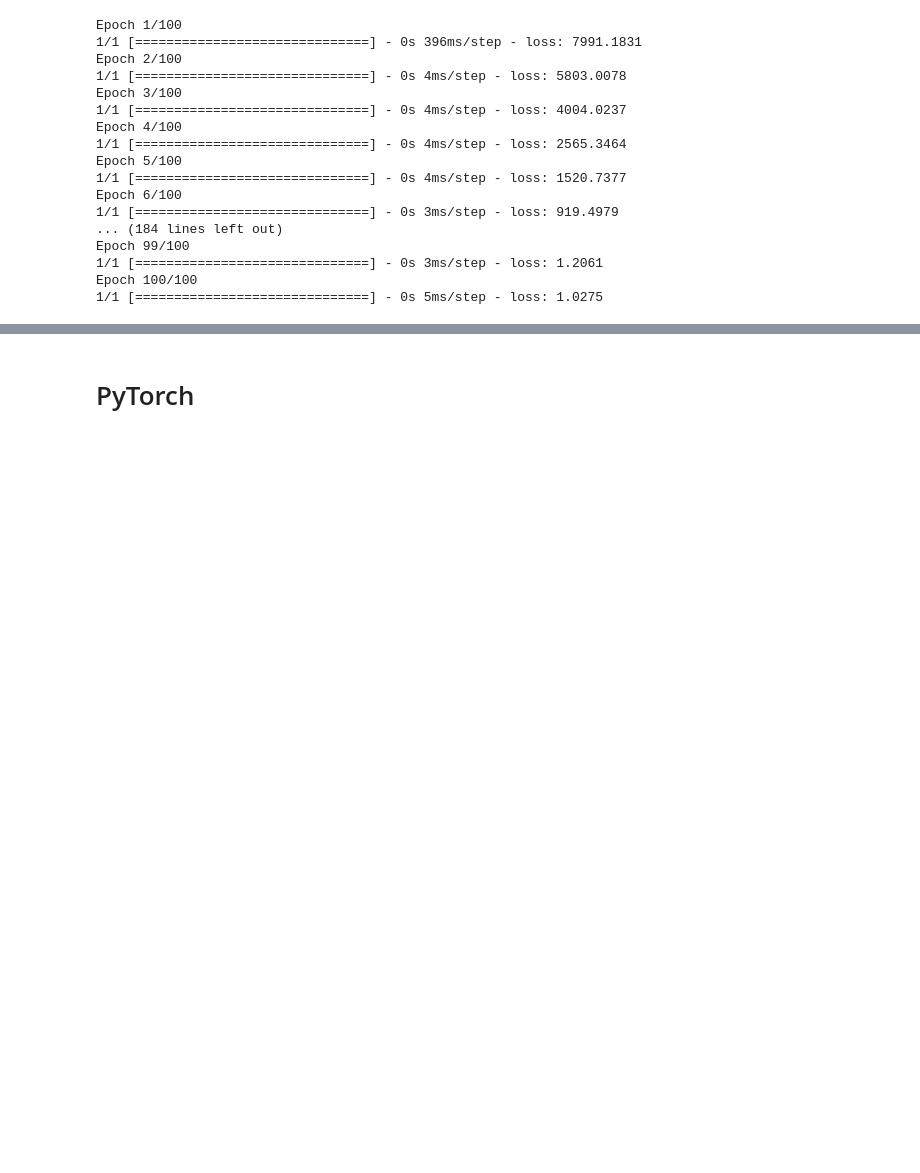
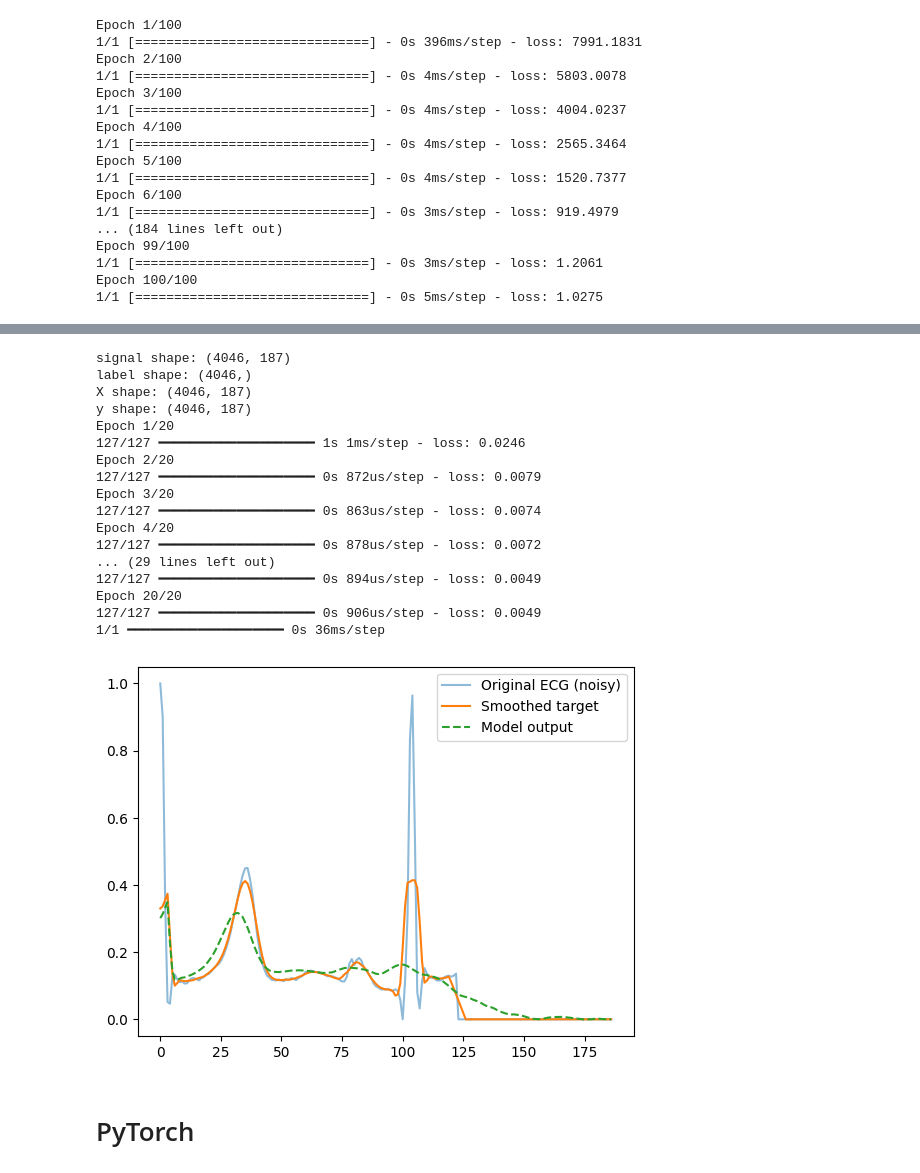
Before and after one commit to RafsanJany-UST/IUT_Project_2025, a Jupyter notebook: deleteThis.ipynb, the cells around one changed output, grey strips where cells are left out. Cells and saved outputs as stored; diff of their text form; code cells hidden in the pictures; blank space fills up the shorter version.

```diff
--- a/deleteThis.ipynb
+++ b/deleteThis.ipynb
@@ -48,3 +68,80 @@ Epoch 100/100
+# %%
+def smooth(x, k=7):
+    return np.convolve(x, np.ones(k)/k, mode='same')
+
+clean_target = smooth(ecg_signal)
+
+
+X = ecg[:, :-1]    # remove last column if shape mismatch
+y = np.apply_along_axis(smooth, 1, ecg)
+# %%
+import numpy as np
+import tensorflow as tf
+import matplotlib.pyplot as plt
+
+# 1. Load data (no header)
+data = np.loadtxt(r"C:\Users\RAZER\Desktop\archive\ptbdb_normal.csv", delimiter=",")
+# 2. Split into signal and label
+signal = data[:, :-1]   # shape: (4046, 187)
+label  = data[:, -1]    # shape: (4046,)
+
+print("signal shape:", signal.shape)
+print("label shape:", label.shape)
+
+# 3. Define smoothing function
+def smooth(x, k=7):
+    return np.convolve(x, np.ones(k)/k, mode="same")
+
+# 4. Build X and y for denoising
+X = signal.astype("float32")                              # noisy
+y = np.apply_along_axis(smooth, 1, signal).astype("float32")  # smoothed
+
+print("X shape:", X.shape)   # (4046, 187)
+print("y shape:", y.shape)   # (4046, 187)
+
+# 5. Model: same style as your teaching code, just more inputs
+n_features = X.shape[1]  # 187
+
+l0 = tf.keras.layers.Dense(units=3, input_shape=[n_features])
+l1 = tf.keras.layers.Dense(units=2)
+l2 = tf.keras.layers.Dense(units=n_features)
+
+model = tf.keras.Sequential([l0, l1, l2])
+
+model.compile(loss="mse", optimizer=tf.keras.optimizers.Adam(0.001))
+
+history = model.fit(X, y, epochs=20, batch_size=32, verbose=1)
+
+# 6. Visualize one heartbeat
+idx = 0
+orig = X[idx]
+target = y[idx]
+pred = model.predict(X[idx:idx+1])[0]
+
+plt.plot(orig, label="Original ECG (noisy)", alpha=0.5)
+plt.plot(target, label="Smoothed target")
+plt.plot(pred, label="Model output", linestyle="--")
+plt.legend()
+plt.show()
+# %% [output]
+signal shape: (4046, 187)
+label shape: (4046,)
+X shape: (4046, 187)
+y shape: (4046, 187)
+Epoch 1/20
+127/127 ━━━━━━━━━━━━━━━━━━━━ 1s 1ms/step - loss: 0.0246
+Epoch 2/20
+127/127 ━━━━━━━━━━━━━━━━━━━━ 0s 872us/step - loss: 0.0079
+Epoch 3/20
+127/127 ━━━━━━━━━━━━━━━━━━━━ 0s 863us/step - loss: 0.0074
+Epoch 4/20
+127/127 ━━━━━━━━━━━━━━━━━━━━ 0s 878us/step - loss: 0.0072
+... (29 lines left out)
+127/127 ━━━━━━━━━━━━━━━━━━━━ 0s 894us/step - loss: 0.0049
+Epoch 20/20
+127/127 ━━━━━━━━━━━━━━━━━━━━ 0s 906us/step - loss: 0.0049
+1/1 ━━━━━━━━━━━━━━━━━━━━ 0s 36ms/step
+[figure, added]
 # %% [markdown]
 # PyTorch
 # %%
```
Also changed, not shown: parts of 2 cells of this notebook, 1 other file.
